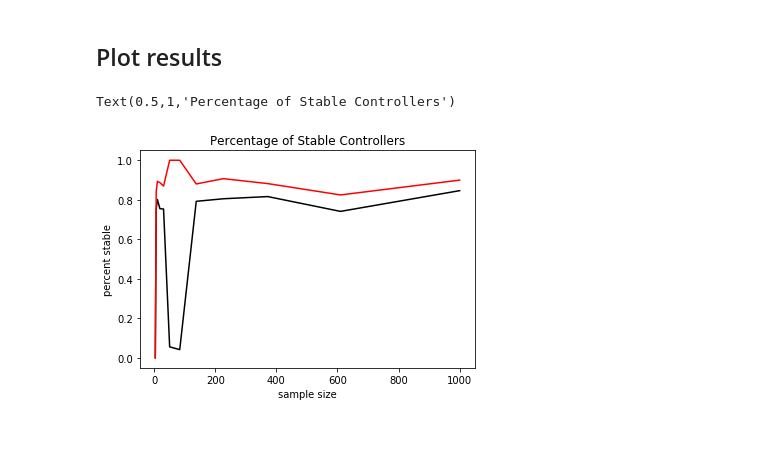
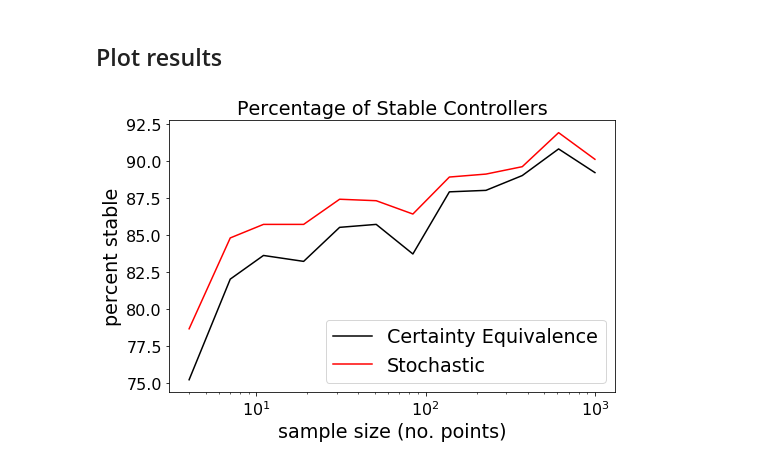
Before and after one commit to GoldeneyeRohan/prediction-uncertainty, a Jupyter notebook: Model Uncertain LQR.ipynb, the cells around one changed output. Saved outputs shown, nothing was run; the diff lists cells and outputs as text; code cells hidden in the pictures; blank space fills up the shorter version.

```diff
--- a/Model Uncertain LQR.ipynb
+++ b/Model Uncertain LQR.ipynb
@@ -261,7 +254,7 @@ def run_experiment(num_data_pts, cov_multiplier=1):
 
     return data
 # %%
-data = run_experiment(num_data_points, cov_multiplier=100)
+data = run_experiment(num_data_points, cov_multiplier=1)
 # %% [markdown]
 ## Plot results
 # %%
@@ -325,6 +317,7 @@ np.where(np.logical_and(np.array(data[COST_CE]) > 8000, data[STABLE_CE]))
 # %% [markdown]
 ## RUN Multiple Experiments
 # %%
-sample_sizes = np.logspace(0,3, num=15, dtype=int)
+num_samples = 15
+sample_sizes = np.logspace(0,3, num=num_samples, dtype=int)
 sample_sizes = sample_sizes[sample_sizes > 3]
-data = [run_experiment(num_data_points, cov_multiplier=1) for num_data_points in sample_sizes]
+exp_data = [run_experiment(num_data_points, cov_multiplier=1) for num_data_points in sample_sizes]
@@ -331,26 +327,50 @@ data = [run_experiment(num_data_points, cov_multiplier=1) for num_data_points in
 # %% [markdown]
 ## Plot results
 # %%
+figsize = (8,5)
 def pct_stable(data):
     pct_ce = np.sum(data[STABLE_CE])/ len(data[STABLE_CE])
     pct_stoch = np.sum(data[STABLE_STOCH])/ len(data[STABLE_STOCH])
     return pct_ce, pct_stoch
 
-def plot_with_bars(x, y, color="b", alpha=0.3):
+def plot_with_bars(x, y, color="b", alpha=0.3, loglog=False):
     means, hi, lo = zip(*[(np.mean(yi), np.max(yi), np.min(yi)) if len(yi)>0 else (np.nan, np.nan, np.nan) for yi in y])
-    plt.plot(x, means, color)
+    if loglog:
+        plt.loglog(x,means,color)
+    else:
+        plt.plot(x, means, color)
     plt.fill_between(x, hi, lo, color=color, alpha=alpha)
 
-stable_ce, stable_stoch = zip(*[pct_stable(d) for d in data])
+def plot_with_bars_qts(x, y, color="b", alpha=0.3, loglog=False):
+    means, hi, lo = zip(*[(np.quantile(yi,0.5), np.quantile(yi,0.25), np.quantile(yi,0.75)) if len(yi)>0 else (np.nan, np.nan, np.nan) for yi in y])
+    if loglog:
+        plt.loglog(x,means,color)
+    else:
+        plt.plot(x, means, color)
+    plt.fill_between(x, hi, lo, color=color, alpha=alpha)
+
+def plot_with_bars_sd(x, y, color="b", alpha=0.3):
+    means, stds = zip(*[(np.mean(yi), np.std(yi)) if len(yi)>0 else (np.nan, np.nan, np.nan) for yi in y])
+    means = np.array(means)
+    stds = np.array(stds)
+    plt.plot(x, means, color)
+    hi = means + 2 * stds
+    lo = np.maximum(means - 2 * stds,0)
+    plt.fill_between(x, hi, lo, color=color, alpha=alpha)
+
+stable_ce, stable_stoch = zip(*[pct_stable(d) for d in exp_data])
 # %%
-plt.plot(sample_sizes, stable_ce, "k")
-plt.plot(sample_sizes, stable_stoch, "r")
-plt.xlabel("sample size")
+plt.figure(figsize=figsize)
+plt.semilogx(sample_sizes[:], np.array(stable_ce) * 100, "k")
+plt.semilogx(sample_sizes[:], np.array(stable_stoch) * 100, "r")
+plt.xlabel("sample size (no. points)")
 plt.ylabel("percent stable")
 plt.title("Percentage of Stable Controllers")
+plt.legend(("Certainty Equivalence","Stochastic"))
+if save_figs:
+    plt.savefig(save_dir + "low_noise_constr_percents.png")
 # %% [output]
-Text(0.5,1,'Percentage of Stable Controllers')
-[figure, old version]
+[figure, new version]
 # %%
 def get_costs(data):
     return data[COST_CE], data[COST_STOCH]
```
Also changed, not shown: parts of 36 cells of this notebook, 1 other file.
